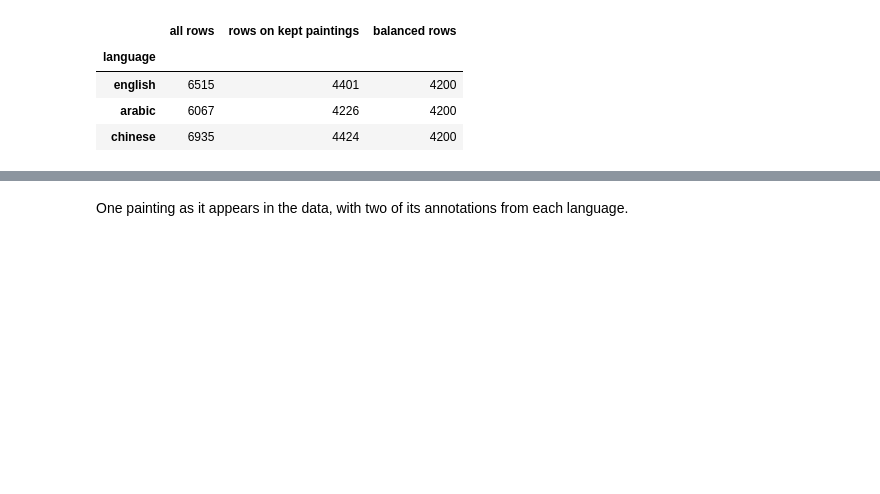
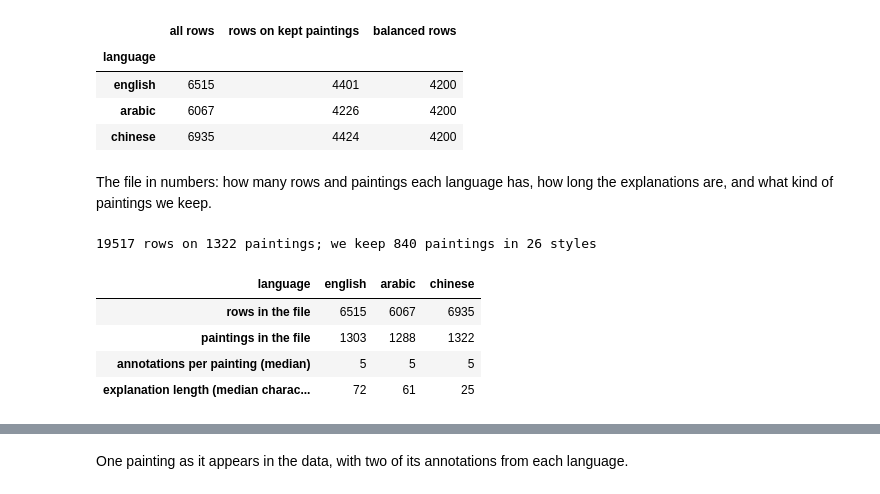
Before and after one commit to machinic-hetarchy/HCML-CBM, a Jupyter notebook: notebooks/01_tuesday_poc.ipynb, the cells around one changed output, grey strips where cells are left out. Drawn from its saved outputs; the diff is of its cells as text; code cells hidden in the pictures; blank space fills up the shorter version.

```diff
--- a/notebooks/01_tuesday_poc.ipynb
+++ b/notebooks/01_tuesday_poc.ipynb
@@ -132,3 +156,30 @@ balanced table: 12600 rows = paintings x 3 languages x 5
 | english | 6515 | 4401 | 4200 |
 | arabic | 6067 | 4226 | 4200 |
 | chinese | 6935 | 4424 | 4200 |
+# %% [markdown]
+The file in numbers: how many rows and paintings each language has, how long the
+explanations are, and what kind of paintings we keep.
+# %%
+per_painting = ann.groupby(["painting", "language"]).size().unstack(fill_value=0)[LANGS]
+overview = pd.DataFrame(
+    {
+        "rows in the file": ann["language"].value_counts()[LANGS],
+        "paintings in the file": (per_painting > 0).sum(),
+        "annotations per painting (median)": per_painting.where(per_painting > 0).median(),
+        "explanation length (median characters)": bal.groupby("language")["caption"].apply(
+            lambda s: s.str.len().median()
+        )[LANGS],
+    }
+).T.astype(int)
+print(
+    f"{len(ann)} rows on {ann['painting'].nunique()} paintings; we keep "
+    f"{bal['painting'].nunique()} paintings in {bal['art_style'].nunique()} styles"
+)
+overview
+# %% [output]
+19517 rows on 1322 paintings; we keep 840 paintings in 26 styles
+| language | english | arabic | chinese |
+| rows in the file | 6515 | 6067 | 6935 |
+| paintings in the file | 1303 | 1288 | 1322 |
+| annotations per painting (median) | 5 | 5 | 5 |
+| explanation length (median charac... | 72 | 61 | 25 |
```
Also changed, not shown: parts of 17 cells of this notebook, 4 other files.
